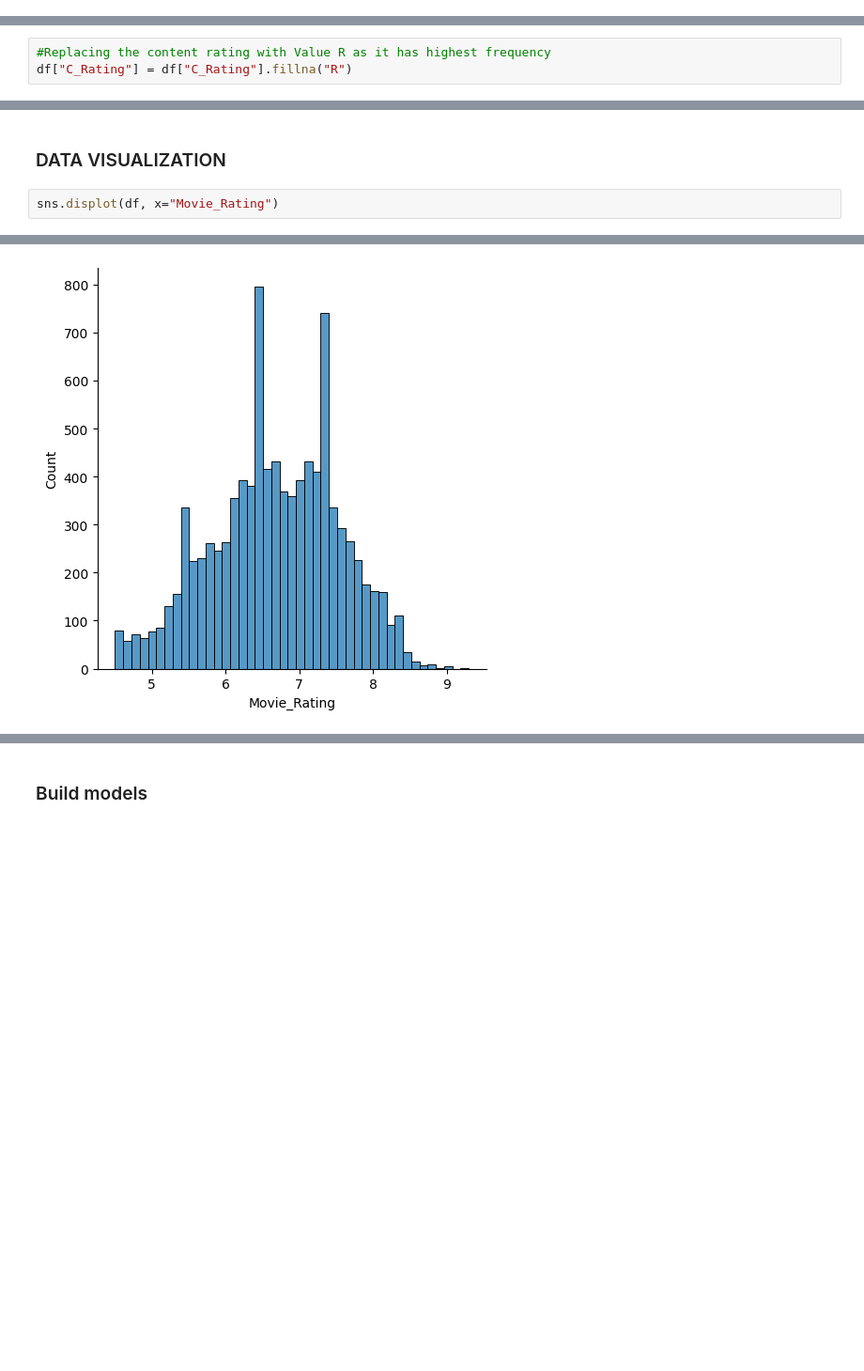
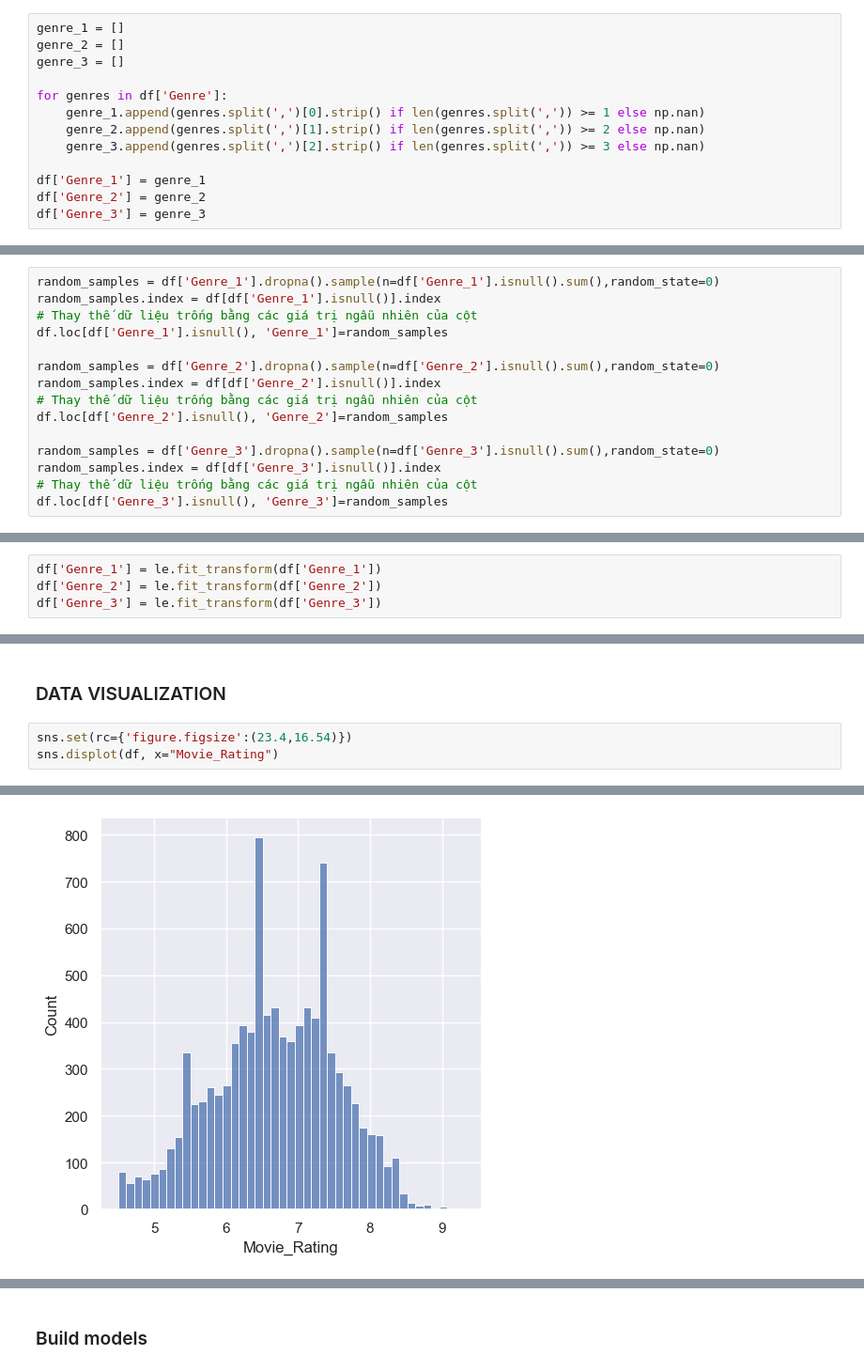
Before and after one commit to Skywoodthefifth/Web-Scraping, a Jupyter notebook: BigModel.ipynb, the cells around one changed output, grey strips where cells are left out. Shown at 94% size. Cells and saved outputs as stored; diff of their text form; blank space fills up the shorter version.

```diff
--- a/BigModel.ipynb
+++ b/BigModel.ipynb
@@ -87,3 +79,16 @@ sns.barplot(x='Movie_Rating', y='Gross_($M)', data=df)
+# %%
+genre_1 = []
+genre_2 = []
+genre_3 = []
+
+for genres in df['Genre']:
+    genre_1.append(genres.split(',')[0].strip() if len(genres.split(',')) >= 1 else np.nan)
+    genre_2.append(genres.split(',')[1].strip() if len(genres.split(',')) >= 2 else np.nan)
+    genre_3.append(genres.split(',')[2].strip() if len(genres.split(',')) >= 3 else np.nan)
+
+df['Genre_1'] = genre_1
+df['Genre_2'] = genre_2
+df['Genre_3'] = genre_3
 # %% [markdown]
 Data Cleaning
 # %%
@@ -100,6 +103,3 @@ Missing Value Imputation
 df['Metascore'] = df['Metascore'].fillna(0)
 # %%
 df['Gross_($M)'] = df['Gross_($M)'].fillna(df['Gross_($M)'].median())
-# %%
-#Replacing the content rating with Value R as it has highest frequency
-df["C_Rating"] = df["C_Rating"].fillna("R")
@@ -110,2 +106,17 @@ df.shape
+# %%
+random_samples = df['Genre_1'].dropna().sample(n=df['Genre_1'].isnull().sum(),random_state=0)
+random_samples.index = df[df['Genre_1'].isnull()].index
+# Thay thế dữ liệu trống bằng các giá trị ngẫu nhiên của cột
+df.loc[df['Genre_1'].isnull(), 'Genre_1']=random_samples
+
+random_samples = df['Genre_2'].dropna().sample(n=df['Genre_2'].isnull().sum(),random_state=0)
+random_samples.index = df[df['Genre_2'].isnull()].index
+# Thay thế dữ liệu trống bằng các giá trị ngẫu nhiên của cột
+df.loc[df['Genre_2'].isnull(), 'Genre_2']=random_samples
+
+random_samples = df['Genre_3'].dropna().sample(n=df['Genre_3'].isnull().sum(),random_state=0)
+random_samples.index = df[df['Genre_3'].isnull()].index
+# Thay thế dữ liệu trống bằng các giá trị ngẫu nhiên của cột
+df.loc[df['Genre_3'].isnull(), 'Genre_3']=random_samples
 # %% [markdown]
 Label Encoding
@@ -123,4 +132,8 @@ le = preprocessing.LabelEncoder()
 df['Description'] = le.fit_transform(df['Description'])
+# %%
+df['Genre_1'] = le.fit_transform(df['Genre_1'])
+df['Genre_2'] = le.fit_transform(df['Genre_2'])
+df['Genre_3'] = le.fit_transform(df['Genre_3'])
 # %% [markdown]
 Outliers
 # %%
@@ -186,7 +200,8 @@ df_outliers.head(20)
 # %% [markdown]
 ### DATA VISUALIZATION
 # %%
+sns.set(rc={'figure.figsize':(23.4,16.54)})
 sns.displot(df, x="Movie_Rating")
 # %% [output]
 <seaborn.axisgrid.FacetGrid at 0x...>
-[figure, old version]
+[figure, new version]
```
Also changed, not shown: parts of 31 cells of this notebook, 1 other file.
